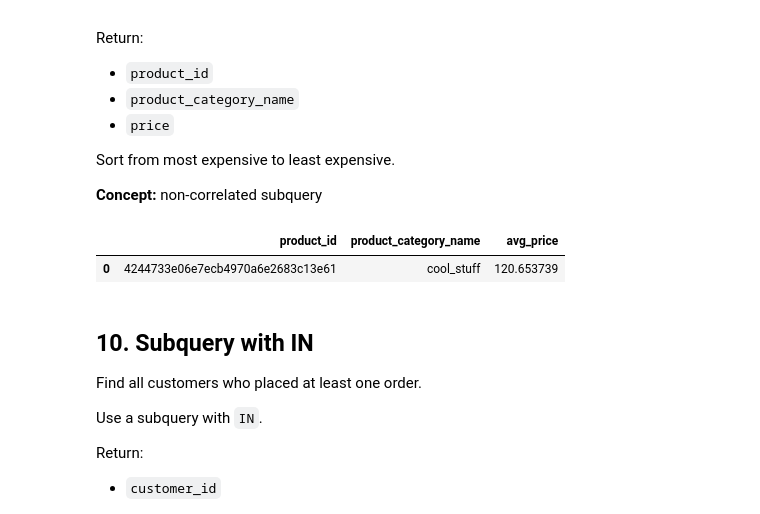
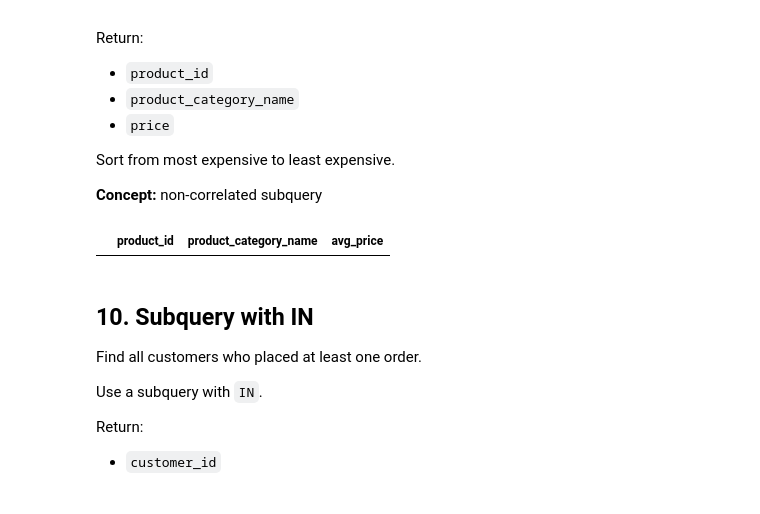
Before and after one commit to Thomasayanfeoluwa/2026-Python-Training-Class---Tutorial-For-Beginners, a Jupyter notebook: OLISTs/exercises_solutions/olists_exercises.ipynb, the cells around one changed output. Saved outputs shown, nothing was run; the diff lists cells and outputs as text; code cells hidden in the pictures.

```diff
--- a/OLISTs/exercises_solutions/olists_exercises.ipynb
+++ b/OLISTs/exercises_solutions/olists_exercises.ipynb
@@ -546,18 +546,17 @@ Sort from most expensive to least expensive.
 # %%
 run_sql("""
     SELECT
         i.product_id,
         p.product_category_name,
         AVG(price) AS avg_price
     FROM order_items AS i
     RIGHT JOIN products AS p
         ON i.product_id = p.product_id
-    HAVING avg_price > price
+    HAVING price > avg_price
     ORDER BY avg_price DESC
 """)
 # %% [output]
 |  | product_id | product_category_name | avg_price |
-| 0 | 4244733e06e7ecb4970a6e2683c13e61 | cool_stuff | 120.653739 |
 # %% [markdown]
 ## 10. Subquery with IN
 
```
